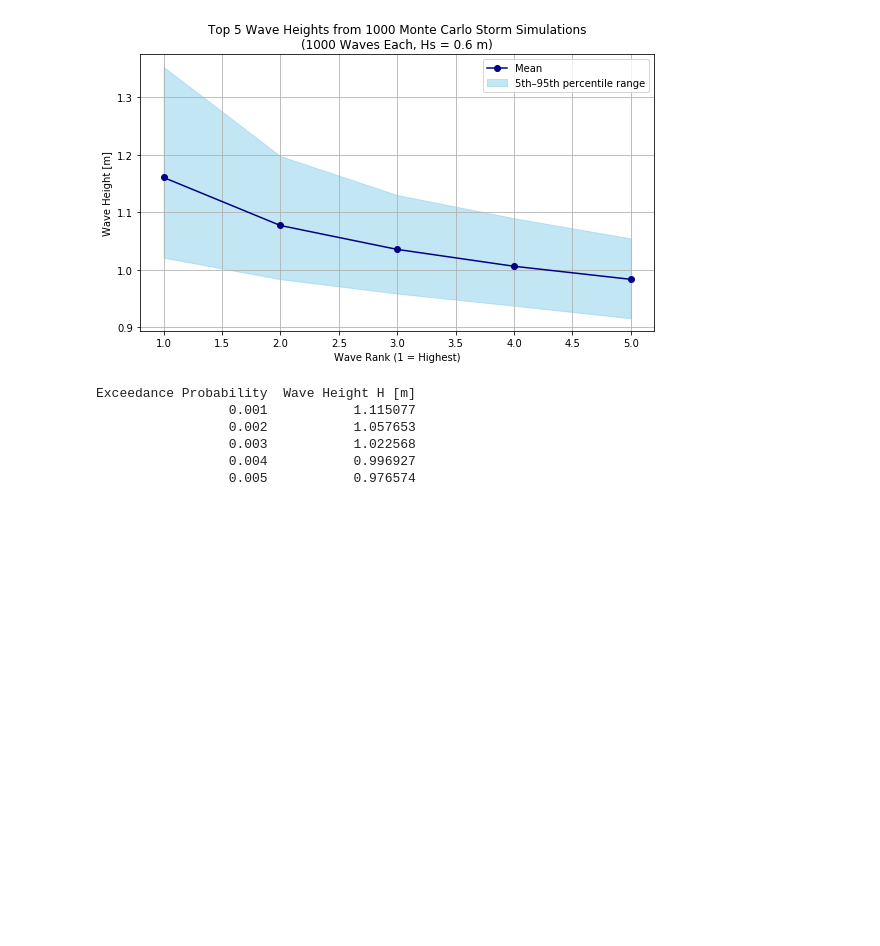
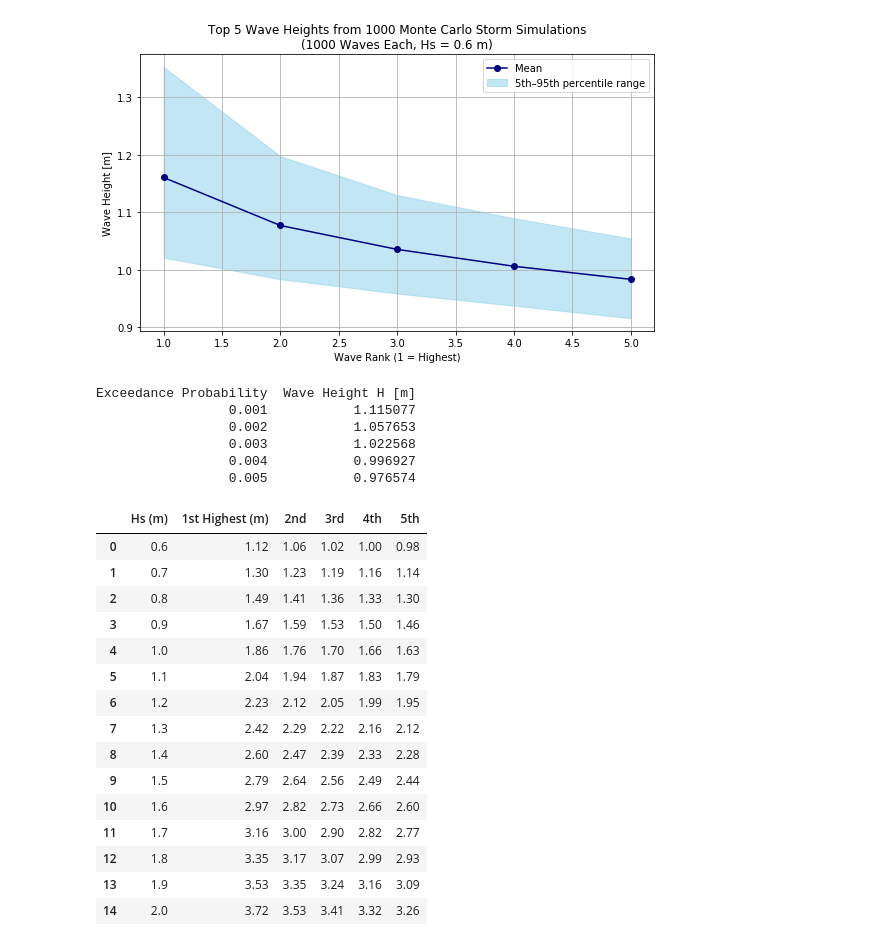
Before and after one commit to ThomasPennockTU/Thesis_Repository, a Jupyter notebook: workfolder/jonswap_waves/waves.ipynb, the cells around one changed output. Cells and saved outputs as stored; diff of their text form; code cells hidden in the pictures; blank space fills up the shorter version.

```diff
--- a/workfolder/jonswap_waves/waves.ipynb
+++ b/workfolder/jonswap_waves/waves.ipynb
@@ -540,3 +542,49 @@ Exceedance Probability  Wave Height H [m]
                  0.003           1.022568
                  0.004           0.996927
                  0.005           0.976574
+# %%
+import numpy as np
+import pandas as pd
+
+# Define Hs values from 0.6 to 2.0 with step 0.1
+hs_values = np.arange(0.6, 2.01, 0.1)
+
+# Top 5 exceedance probabilities for 1000 waves
+n = 1000
+p_values = [(k + 1) / float(n + 1) for k in range(5)]  # [1/1001, 2/1001, ..., 5/1001]
+
+# Compute top 5 wave heights for each Hs
+data = []
+for hs in hs_values:
+    top_waves = []
+    for p in p_values:
+        h = hs * np.sqrt(0.5 * np.log(1.0 / p))
+        top_waves.append(round(h, 2))  # Round to 2 decimals
+    data.append([round(hs, 2)] + top_waves)
+
+# Create DataFrame
+columns = ['Hs (m)', '1st Highest (m)', '2nd', '3rd', '4th', '5th']
+df = pd.DataFrame(data, columns=columns)
+
+display(df)
+
+# Display the table
+# from ace_tools import display_dataframe_to_user
+# display_dataframe_to_user(name="Top 5 Rayleigh Waves per Hs", dataframe=df)
+# %% [output]
+|  | Hs (m) | 1st Highest (m) | 2nd | 3rd | 4th | 5th |
+| 0 | 0.6 | 1.12 | 1.06 | 1.02 | 1.00 | 0.98 |
+| 1 | 0.7 | 1.30 | 1.23 | 1.19 | 1.16 | 1.14 |
+| 2 | 0.8 | 1.49 | 1.41 | 1.36 | 1.33 | 1.30 |
+| 3 | 0.9 | 1.67 | 1.59 | 1.53 | 1.50 | 1.46 |
+| 4 | 1.0 | 1.86 | 1.76 | 1.70 | 1.66 | 1.63 |
+| 5 | 1.1 | 2.04 | 1.94 | 1.87 | 1.83 | 1.79 |
+| 6 | 1.2 | 2.23 | 2.12 | 2.05 | 1.99 | 1.95 |
+| 7 | 1.3 | 2.42 | 2.29 | 2.22 | 2.16 | 2.12 |
+| 8 | 1.4 | 2.60 | 2.47 | 2.39 | 2.33 | 2.28 |
+| 9 | 1.5 | 2.79 | 2.64 | 2.56 | 2.49 | 2.44 |
+| 10 | 1.6 | 2.97 | 2.82 | 2.73 | 2.66 | 2.60 |
+| 11 | 1.7 | 3.16 | 3.00 | 2.90 | 2.82 | 2.77 |
+| 12 | 1.8 | 3.35 | 3.17 | 3.07 | 2.99 | 2.93 |
+| 13 | 1.9 | 3.53 | 3.35 | 3.24 | 3.16 | 3.09 |
+| 14 | 2.0 | 3.72 | 3.53 | 3.41 | 3.32 | 3.26 |
```
Also changed, not shown: parts of 1 cell of this notebook, 1 other file.
